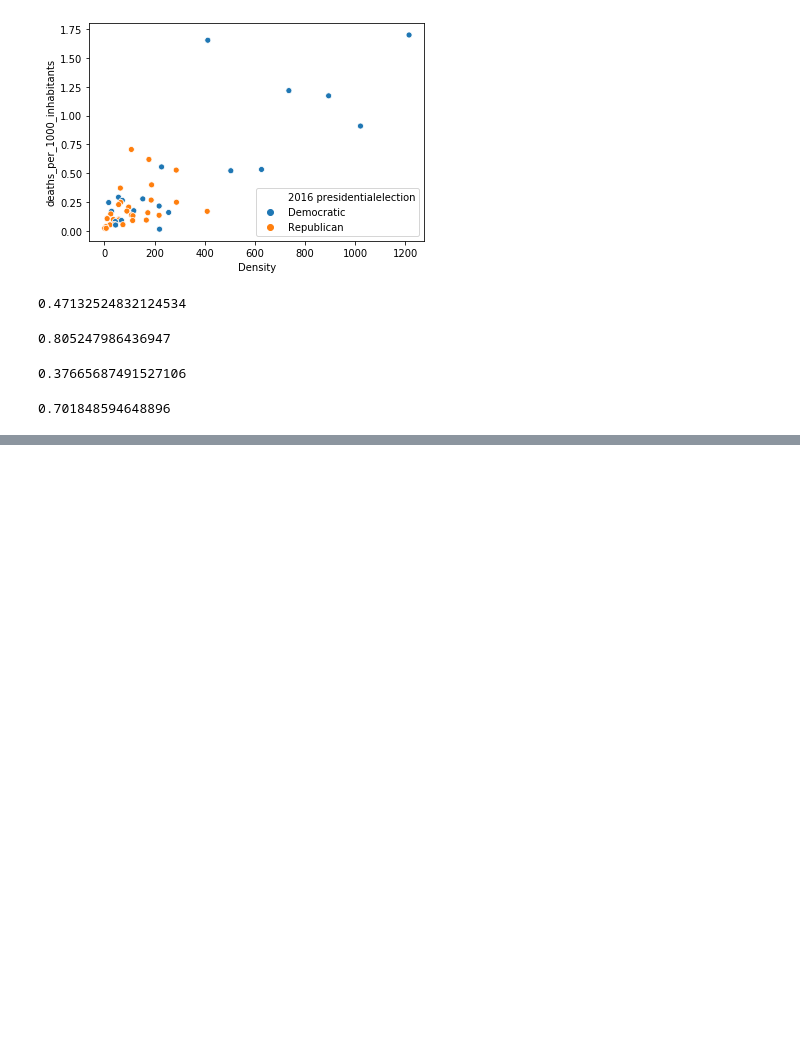
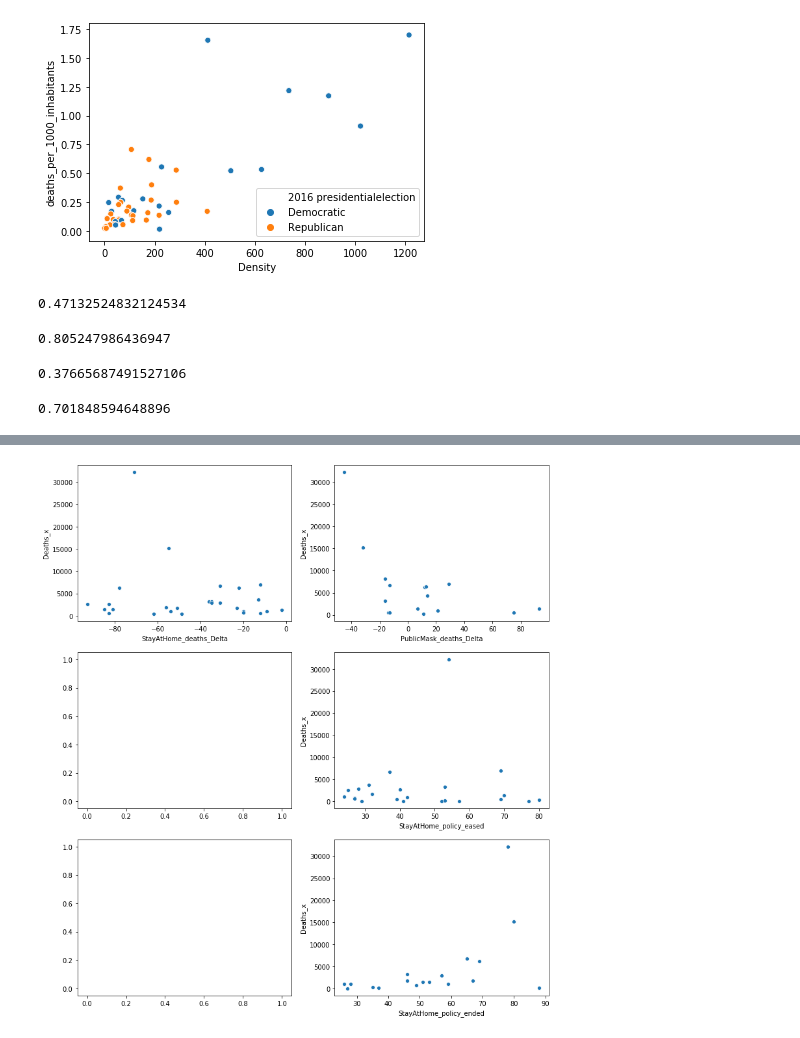
Before and after one commit to JMiguelFernandes/Project-5---Coronavirus, a Jupyter notebook: Analysis.ipynb, the cells around one changed output, grey strips where cells are left out. Cells and saved outputs as stored; diff of their text form; code cells hidden in the pictures; blank space fills up the shorter version.

```diff
--- a/Analysis.ipynb
+++ b/Analysis.ipynb
@@ -187,3 +196,6 @@ df["Density"].corr(df["confirmed_cases_per_1000_inhabitants"])
 0.701848594648896
 # %%
 df.to_csv("data/df_everything_but_policy_data.csv", index = False)
+# %%
+policy_data = pd.read_csv("data/mask_and_lockdown_policy_data.csv", index_col = 0)
+policy_data.head()
@@ -189,0 +210,3 @@ df.to_csv("data/df_everything_but_policy_data.csv", index = False)
+# %%
+df = df.merge(policy_data, on = "State")
+df.head()
@@ -189,0 +241,3 @@ df.to_csv("data/df_everything_but_policy_data.csv", index = False)
+# %%
+columns_to_delta = list(df.columns[-6:])
+columns_to_delta
@@ -189,0 +251,3 @@ df.to_csv("data/df_everything_but_policy_data.csv", index = False)
+# %%
+for col in columns_to_delta:
+    df[col] = pd.to_timedelta(df[col]).dt.days
@@ -189,0 +274,9 @@ df.to_csv("data/df_everything_but_policy_data.csv", index = False)
+# %%
+fig, ax = plt.subplots(figsize=(13, 15), nrows=3, ncols=2)
+
+i=0
+for col in columns_to_delta:
+    sns.scatterplot(data = df, x = col, y = "Deaths_x", ax=ax.flatten()[i])
+    i+=1
+# %% [output]
+[figure, added]
```
Also changed, not shown: parts of 62 cells of this notebook, 2 other files.
